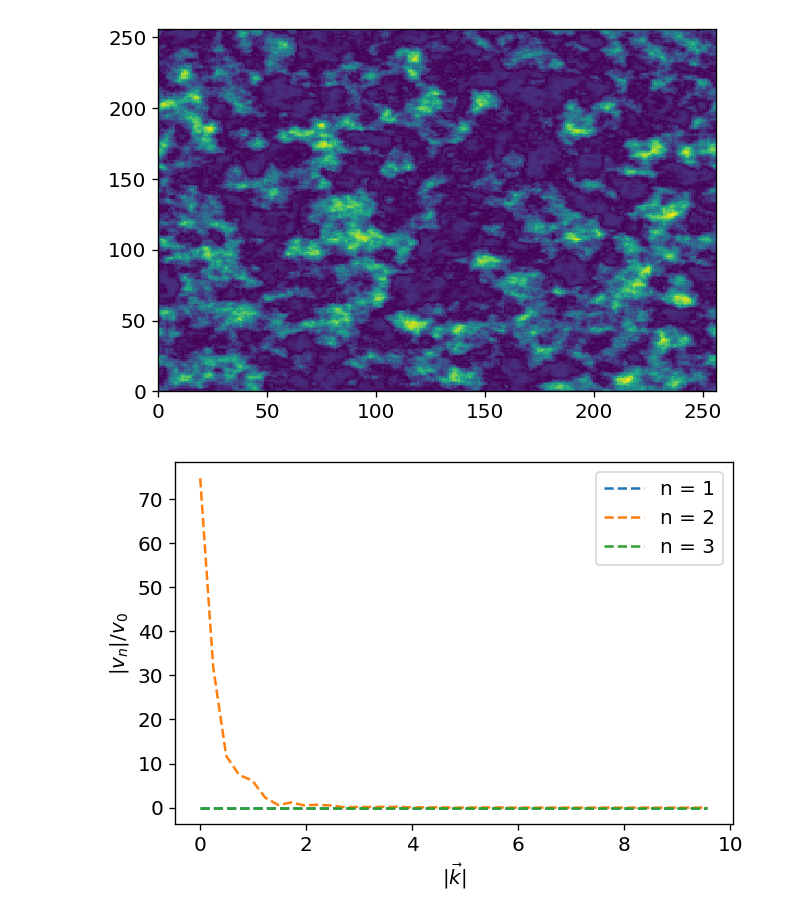
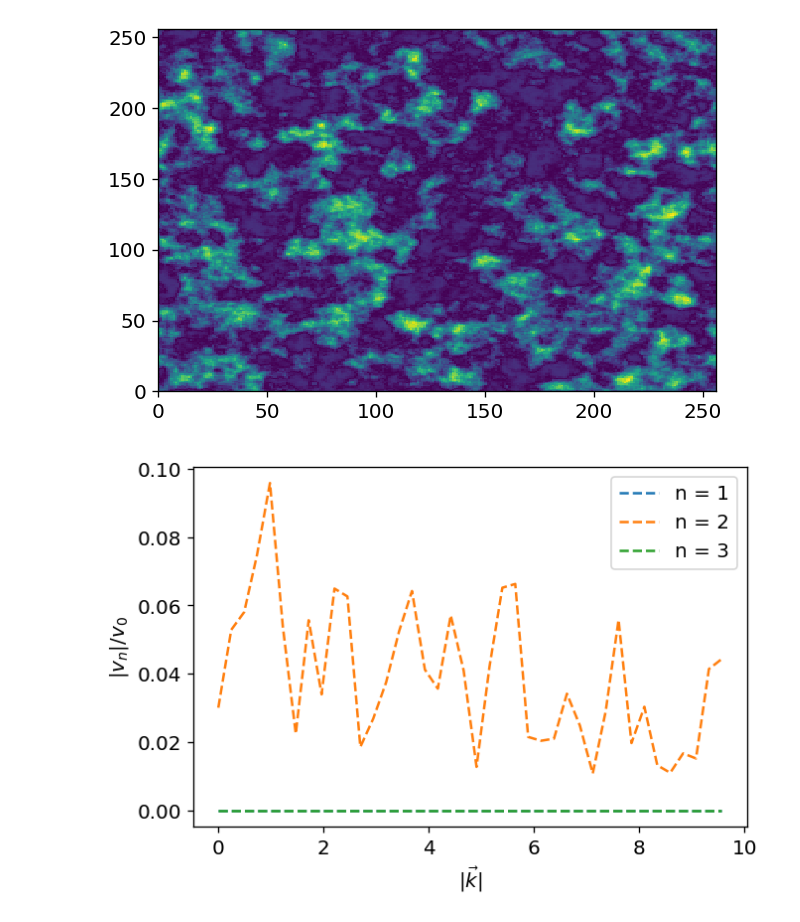
Before and after one commit to Jfeatherstone/ColorGlass, a Jupyter notebook: demo.ipynb, the cells around one changed output. Saved outputs shown, nothing was run; the diff lists cells and outputs as text; code cells hidden in the pictures.

```diff
--- a/demo.ipynb
+++ b/demo.ipynb
@@ -56,7 +56,7 @@ Note that the code is almost exactly the same as before, except that we just spe
 # Constants that define our lattice and color charge distribution
 # See documentation for more information
 N = 256
-delta = .2
+delta = .1
 muA = 2
 muP = 0.25
 radius = 4
@@ -79,7 +79,7 @@ plt.plot(col.momentaBins(), col.particlesProduced(verbose=1))
 plt.yscale('log')
 plt.ylabel('Particles Produced')
 plt.xlabel(r'$|\vec k|$')
-plt.savefig('test_su3.png')
+plt.savefig('test_su_512.png')
 plt.show()
 print(np.sum(col.particlesProduced()))
 # %% [output]
@@ -98,0 +99,31 @@ Calculating Collision fourier harmonic: 0..........finished!
+# %%
+baseN = 128
+baseD = .1
+
+NArr = np.linspace(64, 1024, 16, dtype=int)
+DArr = [baseD * baseN/N for N in NArr]
+
+momentaArr = []
+particlesArr = []
+integralArr = []
+integralSTD = []
+
+for i in range(len(NArr)):
+    integralVals = []
+    for j in range(4):
+        muA = 2
+        muP = 0.25
+        radius = 4
+        nucleus = cgc.Nucleus(3, NArr[i], DArr[i], muA, Ny=10)
+        proton = cgc.Proton(3, NArr[i], DArr[i], muP, radius)
+
+        col = cgc.Collision(proton, nucleus)
+        momentaArr.append(col.momentaBins())
+        particlesArr.append(col.particlesProduced())
+
+        integralVals.append(np.sum(col.momentaBins() * col.particlesProduced()))
+
+    integralArr.append(np.mean(integralVals))
+    integralSTD.append(np.std(integralVals))
+
+    print(i)
@@ -134,13 +209,13 @@ plt.show()
 # %%
 # Now plot the second fourier harmonic
 for i in range(1, 4):
-    plt.plot(col.momentaBins(), np.abs(col.fourierHarmonic(i)), '--', label=f'n = {i}')
+    plt.plot(col.momentaBins(), np.abs(col.fourierHarmonic(i)) / np.abs(col.fourierHarmonic(0)), '--', label=f'n = {i}')
 #plt.yscale('log')
 plt.ylabel(f'$|v_n| / v_0$')
 plt.xlabel(r'$|\vec k|$')
 plt.legend()
 plt.savefig(f'test_fourier_harmonics_su3.png')
 plt.show()
 # Odd harmonics are zero, as expected
 # %% [output]
-[figure, old version]
+[figure, new version]
```
Also changed, not shown: parts of 5 cells of this notebook, 9 other files.
